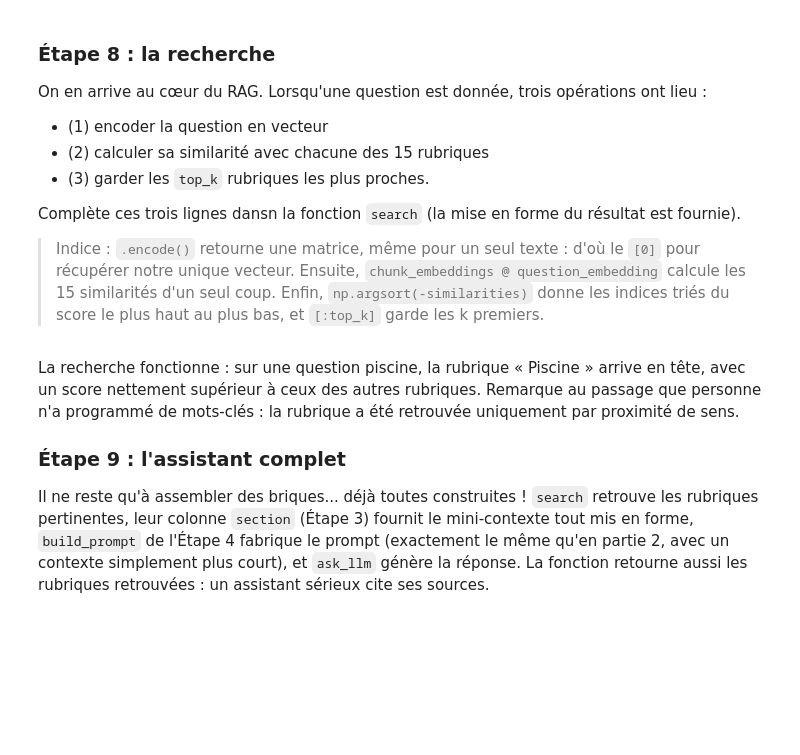
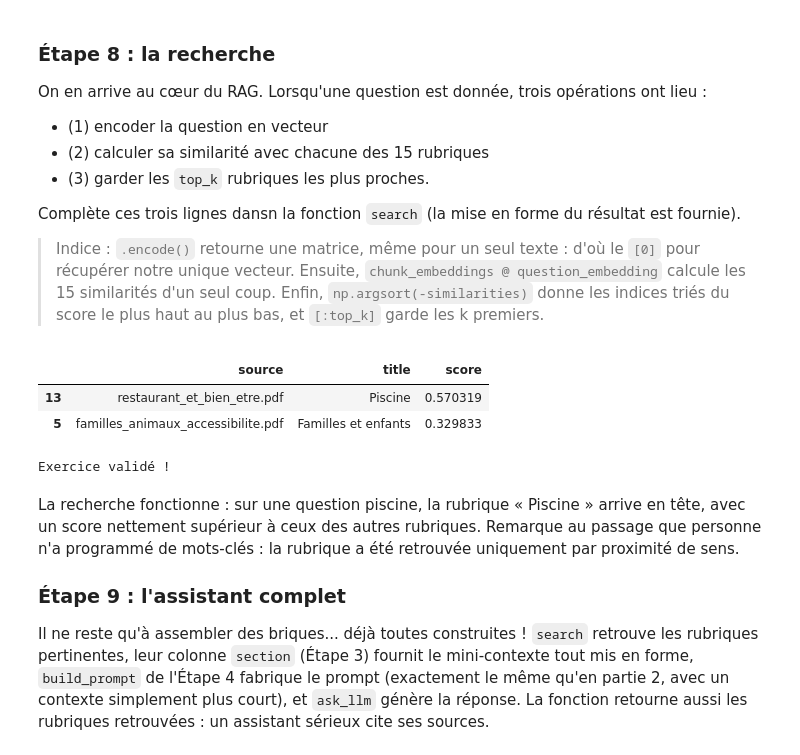
Before and after one commit to jandreolli/Cahier-vacances-ia-data-2026, a Jupyter notebook: Projet_04/projet_04.ipynb, the cells around one changed output. Cells and saved outputs as stored; diff of their text form; code cells hidden in the pictures; blank space fills up the shorter version.

```diff
--- a/Projet_04/projet_04.ipynb
+++ b/Projet_04/projet_04.ipynb
@@ -531,36 +571,47 @@ Complète ces trois lignes dansn la fonction `search` (la mise en forme du résu
 def search(question, top_k=2):
     """
     Retrieve the top_k pages most relevant to a question.
 
     Arguments:
     question -- the client's question, as a string
     top_k -- number of pages to return
 
     Returns:
     results -- the top_k rows of pages, with an added score column,
                sorted from most to least relevant
     """
 
     ### START CODE HERE ###
 
-    question_embedding = # (1)
-    similarities =  # (2)
-    top_indices = # (3)
+    # (1) Encodage de la question
+    question_embedding = embedder.encode(
+        [question],
+        normalize_embeddings=True
+    )[0]
+    # (2)similarité cosinus
+    similarities = chunk_embeddings @ question_embedding
+    # (3) top k meilleures scores uniquement
+    top_indices = np.argsort(-similarities)[:top_k]
 
     ### END CODE HERE ###
 
     results = pages.iloc[top_indices].copy()
     results["score"] = similarities[top_indices]
     return results
 
 
 test_results = search("Est-ce qu'il y a une piscine ?")
 display(test_results[["source", "title", "score"]])
 
 assert len(test_results) == 2, "top_k=2 devrait retourner 2 résultats"
 assert test_results.iloc[0]["title"] == "Piscine", \
     "La rubrique la plus pertinente pour cette question devrait être « Piscine »"
 print("Exercice validé !")
+# %% [output]
+|  | source | title | score |
+| 13 | restaurant_et_bien_etre.pdf | Piscine | 0.570319 |
+| 5 | familles_animaux_accessibilite.pdf | Familles et enfants | 0.329833 |
+Exercice validé !
 # %% [markdown]
 La recherche fonctionne : sur une question piscine, la rubrique « Piscine » arrive en tête, avec un score nettement supérieur à ceux des autres rubriques. Remarque au passage que personne n'a programmé de mots-clés : la rubrique a été retrouvée uniquement par proximité de sens.
 
```
Also changed, not shown: parts of 11 cells of this notebook.
